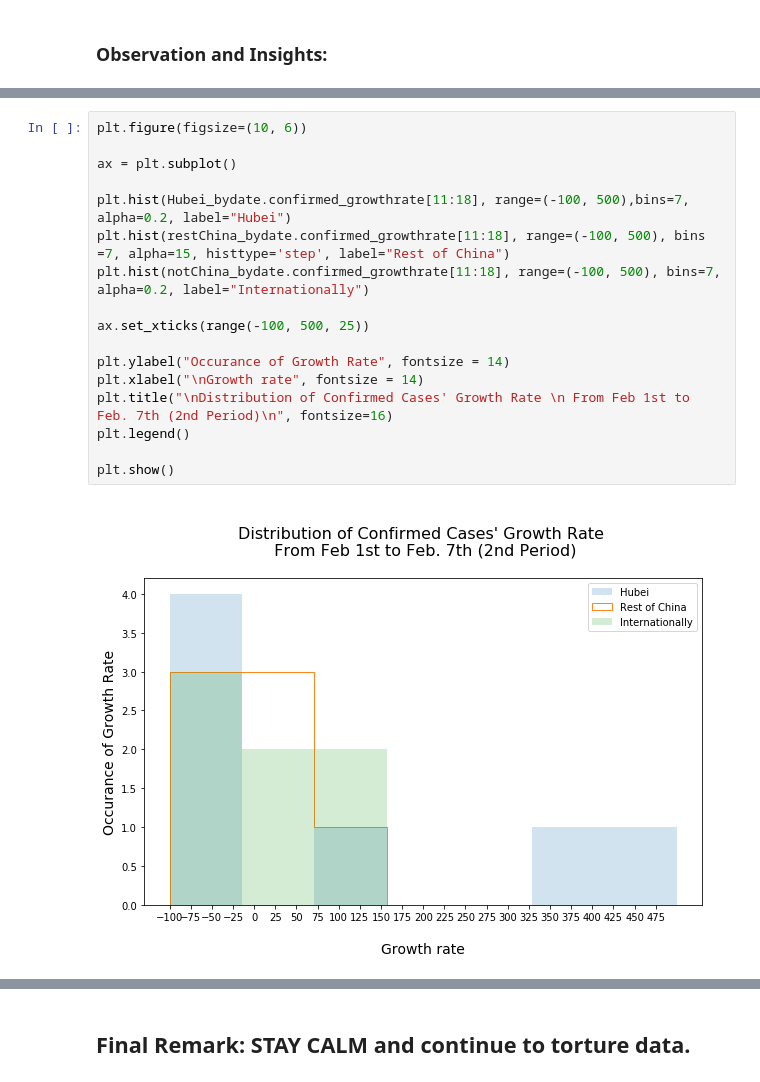
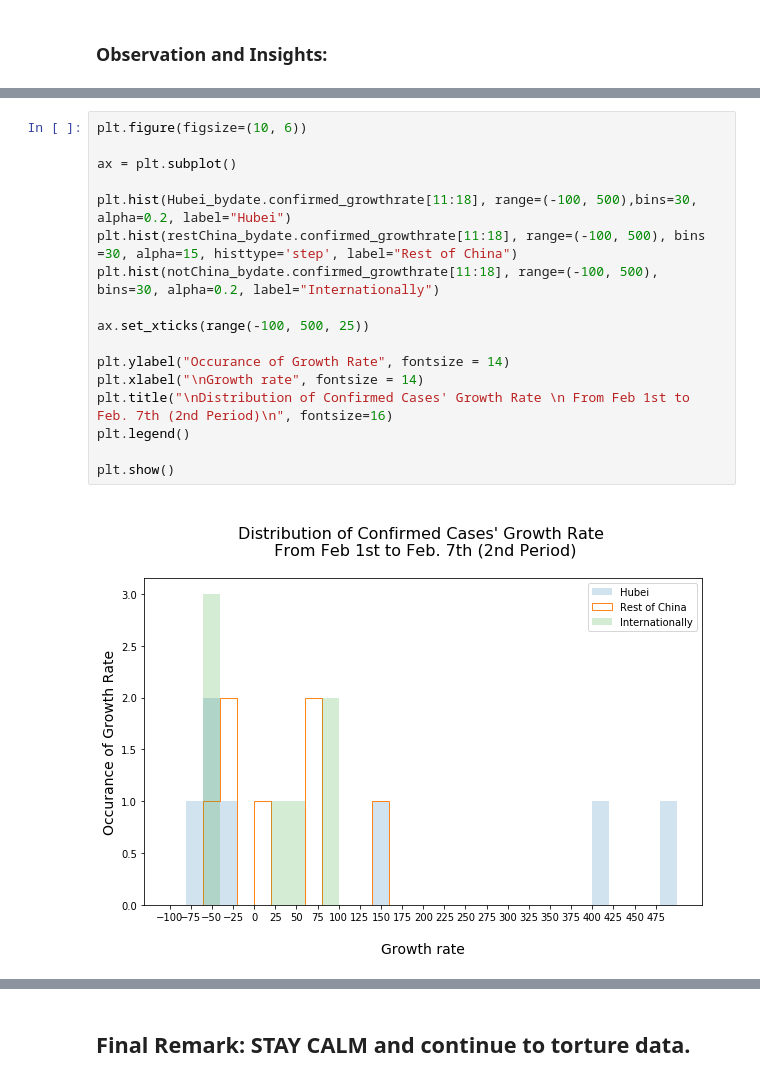
Before and after one commit to wchen928/COVID-19, a Jupyter notebook: COVID_analysis.ipynb, the cells around one changed output, grey strips where cells are left out. Saved outputs shown, nothing was run; the diff lists cells and outputs as text.

Commit message:
My analysis and visualization

```diff
--- a/COVID_analysis.ipynb
+++ b/COVID_analysis.ipynb
@@ -358,22 +357,22 @@ plt.show()
 # %%
 plt.figure(figsize=(10, 6))
 
 ax = plt.subplot()
 
-plt.hist(Hubei_bydate.confirmed_growthrate[11:18], range=(-100, 500),bins=7, alpha=0.2, label="Hubei")
-plt.hist(restChina_bydate.confirmed_growthrate[11:18], range=(-100, 500), bins =7, alpha=15, histtype='step', label="Rest of China")
-plt.hist(notChina_bydate.confirmed_growthrate[11:18], range=(-100, 500), bins=7, alpha=0.2, label="Internationally")
+plt.hist(Hubei_bydate.confirmed_growthrate[11:18], range=(-100, 500),bins=30, alpha=0.2, label="Hubei")
+plt.hist(restChina_bydate.confirmed_growthrate[11:18], range=(-100, 500), bins =30, alpha=15, histtype='step', label="Rest of China")
+plt.hist(notChina_bydate.confirmed_growthrate[11:18], range=(-100, 500), bins=30, alpha=0.2, label="Internationally")
 
 ax.set_xticks(range(-100, 500, 25))
 
 plt.ylabel("Occurance of Growth Rate", fontsize = 14)
 plt.xlabel("\nGrowth rate", fontsize = 14)
 plt.title("\nDistribution of Confirmed Cases' Growth Rate \n From Feb 1st to Feb. 7th (2nd Period)\n", fontsize=16)
 plt.legend()
 
 plt.show()
 # %% [output]
-[figure, old version]
+[figure, new version]
 # %%
 plt.figure(figsize=(10, 6))
 
```
Also changed, not shown: parts of 3 cells of this notebook.
